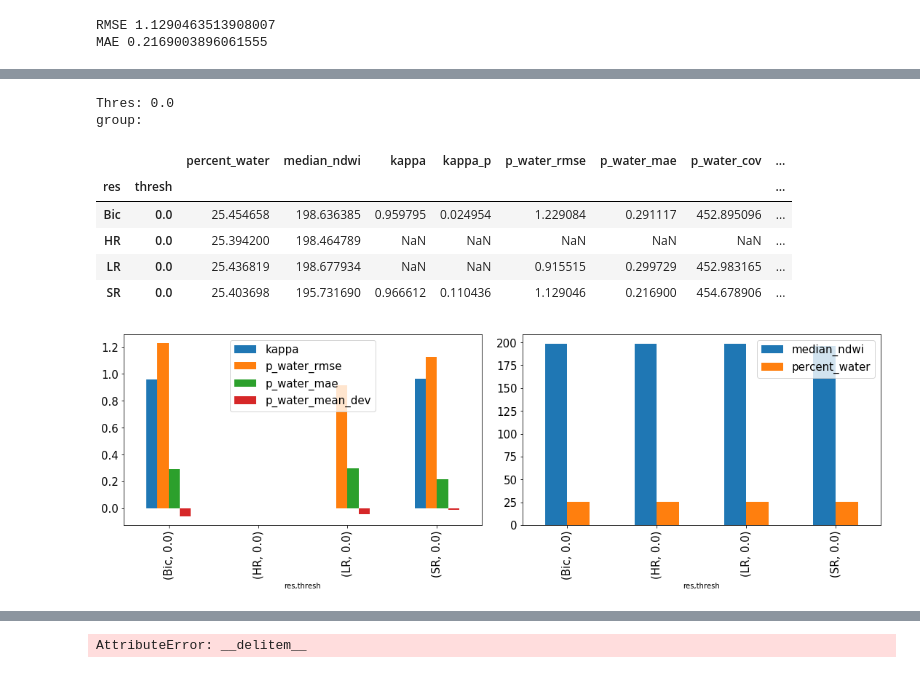
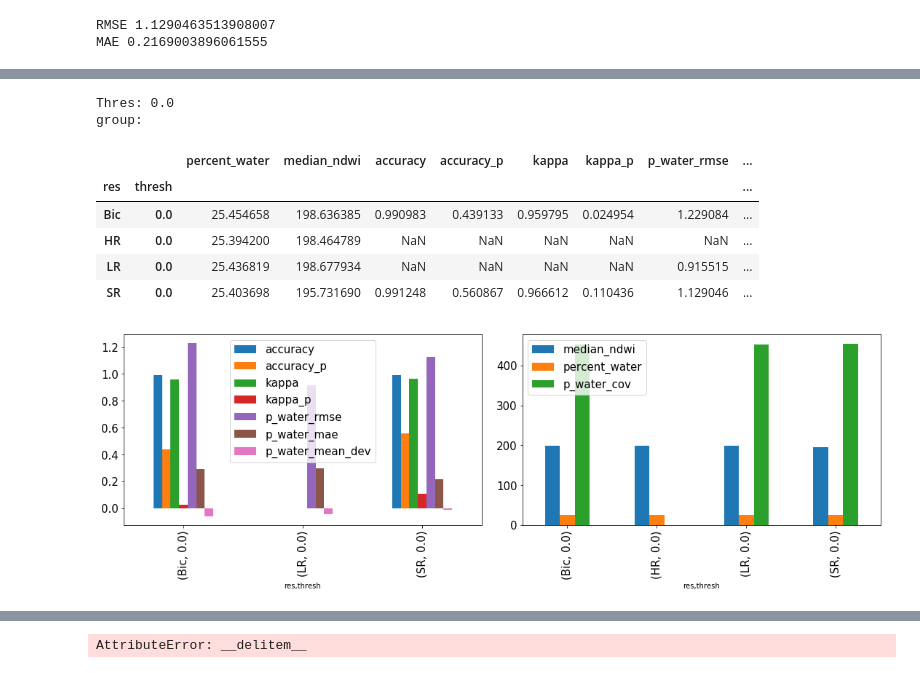
Before and after one commit to elezine/pixel-smasher, a Jupyter notebook: old_BasicSR/codes/notebooks/analysis_plots_v2.ipynb, the cells around one changed output, grey strips where cells are left out. Drawn from its saved outputs; the diff is of its cells as text; code cells hidden in the pictures.

Commit message:
New sets of metric plots

```diff
--- a/old_BasicSR/codes/notebooks/analysis_plots_v2.ipynb
+++ b/old_BasicSR/codes/notebooks/analysis_plots_v2.ipynb
@@ -16,7 +16,8 @@ pd.options.display.max_columns = 60
 # data_pth='/mnt/g/Planet/project_data/classification_stats_x4_400000_global_valid_mod.csv'
 # data_pth='/mnt/g/Planet/project_data/classification_stats_x4_400000_shield2_hold_mod_first2k.csv'
 # data_pth='/mnt/g/Planet/project_data/classification_stats_x10_local-masked_400000_tmp_1k.csv'
-data_pth='/home/ethan_kyzivat/code/pixel-smasher/classification_stats_x10_local-masked_400000_save.csv'
+# data_pth='/home/ethan_kyzivat/code/pixel-smasher/classification_stats_x10_local-masked_400000_save.csv'
+data_pth='/home/ethan_kyzivat/code/pixel-smasher/classification_stats_x10_local-masked_400000_OA_OA_p.csv'
 
 plots_dir='/data_dir/other/figs'
 data=pd.read_csv(data_pth)
@@ -159,7 +166,7 @@ dataW
 # %%
 # cross-tabulate and looks at summary stats
 data.groupby(['res','thresh']).describe()
-group1=data[['num', 'res','thresh','percent_water','median_ndwi','kappa', 'kappa_p']].groupby(['res','thresh']).mean()
+group1=data[['num', 'res','thresh','percent_water','median_ndwi','accuracy','accuracy_p','kappa', 'kappa_p']].groupby(['res','thresh']).mean()
 del group1['num']
 group1
 # data[['res','thresh','kappa']].groupby(['res']).describe(percentiles=[0.5]) # groupby ,'thresh' as well
@@ -213,37 +235,42 @@ group1.head(5)
 # %%
 # groupby, then plot (legacy)
 
 group11=group1.groupby(level='thresh', squeeze=True)
 
     # plot options
 fs =15 # font size
 
 # group11 =group1.reset_index()
 # group11.groupby(['res', 'thresh']).mean()
 # fig, ax = plt.subplots(len(group1.index.levels[0]),1)
 k=0 # init
 # group11.set_index(['thresh','res'])
 for thresh, res in group11:
     print('Thres:', thresh, '\ngroup:\n')
 #     print('Res:', res, '\ngroup:\n')
     display(res.head(20))
 #     ax[k].bar(res)
 #     plt.subplot(len(group1.index.levels[0]),1,k+1)
 
         # uncomment for various plots:
     fig, axs = plt.subplots(1, 2, figsize=(15, 5), constrained_layout=True)
 #     res[['percent_water'	,'median_ndwi'	,'kappa',	'p_water_rmse',	'p_water_mae',		'p_water_mean_dev']].plot.bar(subplots=False) # rm cov
-    res[['kappa',	'p_water_rmse',	'p_water_mae',		'p_water_mean_dev']].plot.bar(subplots=False, ax=axs[0], fontsize=fs) # rm cov
-    res[['median_ndwi', 'percent_water']].plot.bar(subplots=False, ax=axs[1], fontsize=fs)
-    for j in range(len(axs)): axs[j].legend(fontsize=fs)
+    res.iloc[[0,2,3],:][['accuracy','accuracy_p','kappa','kappa_p','p_water_rmse','p_water_mae','p_water_mean_dev']].plot.bar(subplots=False, ax=axs[0], fontsize=fs) # rm cov
+    res[['median_ndwi', 'percent_water', 'p_water_cov']].plot.bar(subplots=False, ax=axs[1], fontsize=fs)
+    for j in range(len(axs)):
+        axs[j].legend(fontsize=fs)
+#         axs[j].yticks(fontsize=fs)
+#     axs[0].xticks(range(3),['Cub','LR','SR'], fontsize=fs)
+#     axs[1].xticks(range(4),['Cub','HR','LR','SR'], fontsize=fs)
     k+=1
+fig.savefig(os.path.join(plots_dir, 'plot_supp2.png'), dpi=300)
 # %% [output]
 Thres: 0.0
 group:
-|  |  | percent_water | median_ndwi | kappa | kappa_p | p_water_rmse | p_water_mae | p_water_cov | ... |
+|  |  | percent_water | median_ndwi | accuracy | accuracy_p | kappa | kappa_p | p_water_rmse | ... |
 | res | thresh |  |  |  |  |  |  |  | ... |
-| Bic | 0.0 | 25.454658 | 198.636385 | 0.959795 | 0.024954 | 1.229084 | 0.291117 | 452.895096 | ... |
+| Bic | 0.0 | 25.454658 | 198.636385 | 0.990983 | 0.439133 | 0.959795 | 0.024954 | 1.229084 | ... |
 | HR | 0.0 | 25.394200 | 198.464789 | NaN | NaN | NaN | NaN | NaN | ... |
-| LR | 0.0 | 25.436819 | 198.677934 | NaN | NaN | 0.915515 | 0.299729 | 452.983165 | ... |
-| SR | 0.0 | 25.403698 | 195.731690 | 0.966612 | 0.110436 | 1.129046 | 0.216900 | 454.678906 | ... |
+| LR | 0.0 | 25.436819 | 198.677934 | NaN | NaN | NaN | NaN | 0.915515 | ... |
+| SR | 0.0 | 25.403698 | 195.731690 | 0.991248 | 0.560867 | 0.966612 | 0.110436 | 1.129046 | ... |
-[figure, old version]
+[figure, new version]
```
Also changed, not shown: parts of 15 cells of this notebook.
